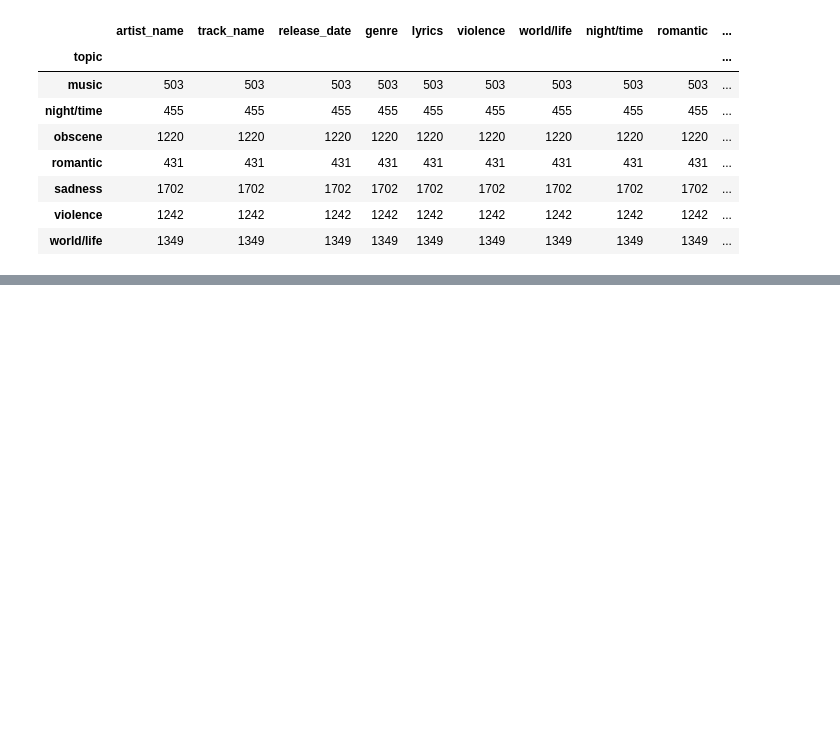
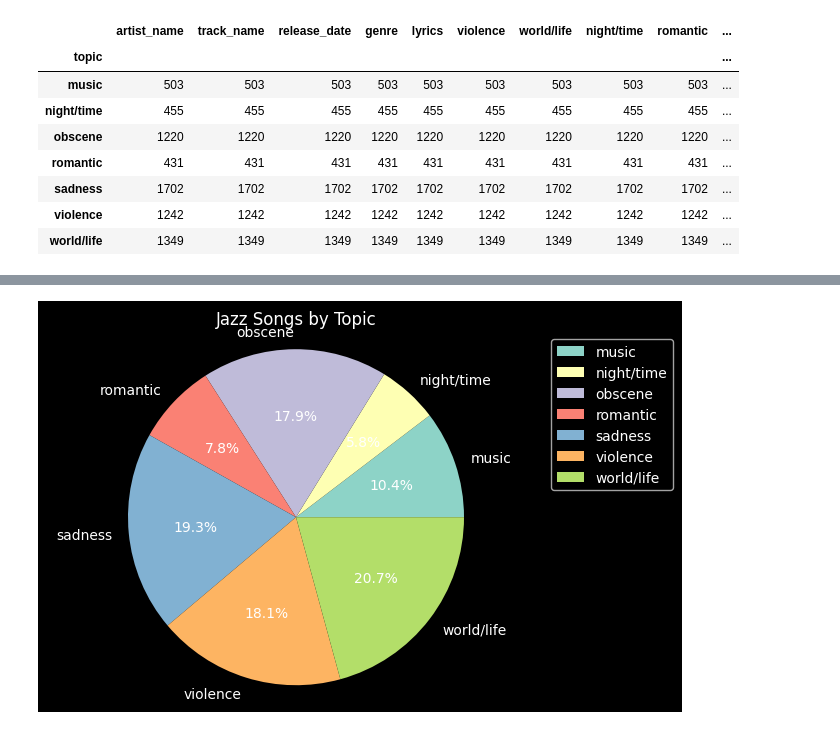
Before and after one commit to jarviswynn123/Team_Week, a Jupyter notebook: alex.ipynb, the cells around one changed output, grey strips where cells are left out. Cells and saved outputs as stored; diff of their text form; code cells hidden in the pictures; blank space fills up the shorter version.

```diff
--- a/alex.ipynb
+++ b/alex.ipynb
@@ -137,0 +238,18 @@ music_topics_pop.groupby(by="topic").count()
+# %%
+num_topics_jazz = [390, 220, 672, 294, 726, 681, 781]
+
+fig_jazz, ax_jazz = plt.subplots()
+
+ax_jazz.pie(num_topics_jazz, labels= labels, autopct="%1.1f%%")
+
+ax_jazz.axis('equal')
+
+plt.title('Jazz Songs by Topic')
+
+plt.style.use('dark_background')
+
+plt.legend(labels, bbox_to_anchor=(1,1), loc='best')
+
+plt.show()
+# %% [output]
+[figure, added]
```
Also changed, not shown: parts of 13 cells of this notebook.
